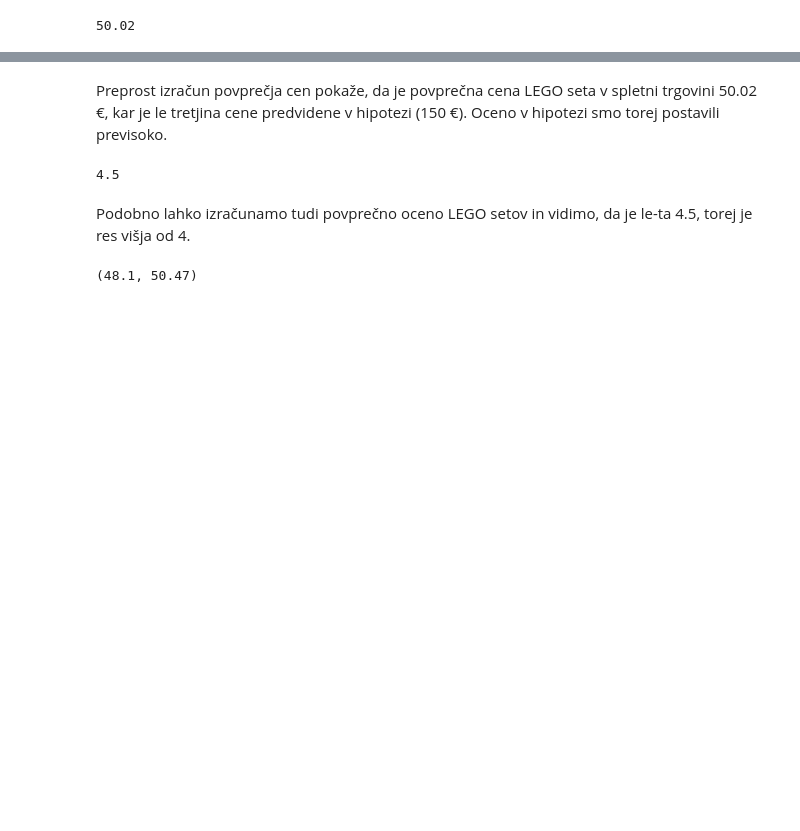
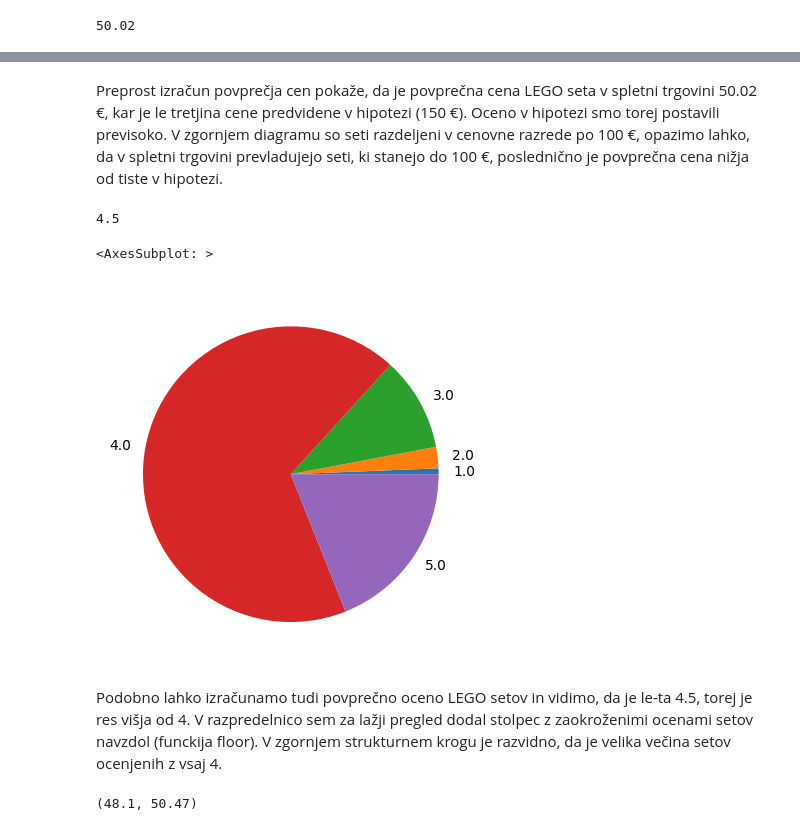
Before and after one commit to jan-malej/Programiranje1, a Jupyter notebook: analiza.ipynb, the cells around one changed output, grey strips where cells are left out. Cells and saved outputs as stored; diff of their text form; code cells hidden in the pictures; blank space fills up the shorter version.

Commit message:
dodal grafične prikaze, popravil zapise

```diff
--- a/analiza.ipynb
+++ b/analiza.ipynb
@@ -52,9 +57,16 @@ round(0.01 * legoti.cena.mean(), 2)
 # %% [markdown]
 Preprost izračun povprečja cen pokaže, da je povprečna cena LEGO seta v spletni trgovini 50.02 €, kar je le tretjina cene predvidene v hipotezi (150 €). Oceno v hipotezi smo torej postavili previsoko.
+V zgornjem diagramu so seti razdeljeni v cenovne razrede po 100 €, opazimo lahko, da v spletni trgovini prevladujejo seti, ki stanejo do 100 €, poslednično je povprečna cena nižja od tiste v hipotezi.
 # %%
 round(legoti.ocena.mean(), 2)
 # %% [output]
 4.5
+# %%
+legoti["celoštevilska ocena"] = legoti.ocena // 1
+legoti.groupby("celoštevilska ocena").size().plot.pie()
+# %% [output]
+<AxesSubplot: >
+[figure, added]
 # %% [markdown]
-Podobno lahko izračunamo tudi povprečno oceno LEGO setov in vidimo, da je le-ta 4.5, torej je res višja od 4.
+Podobno lahko izračunamo tudi povprečno oceno LEGO setov in vidimo, da je le-ta 4.5, torej je res višja od 4. V razpredelnico sem za lažji pregled dodal stolpec z zaokroženimi ocenami setov navzdol (funckija floor). V zgornjem strukturnem krogu je razvidno, da je velika večina setov ocenjenih z vsaj 4.
 # %%
```
Also changed, not shown: parts of 11 cells of this notebook.
